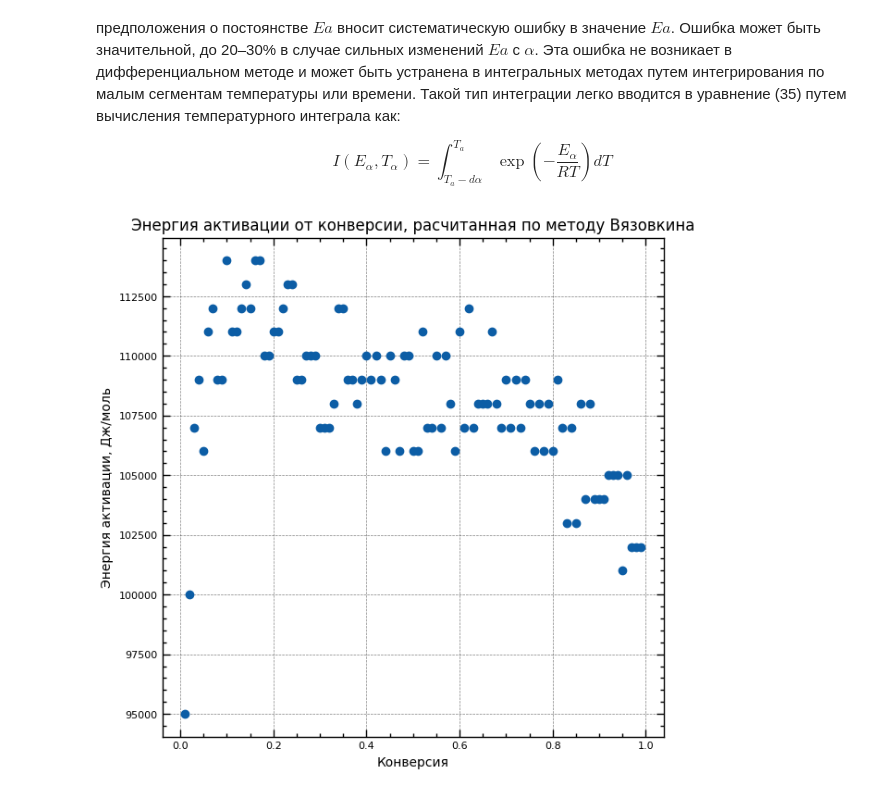
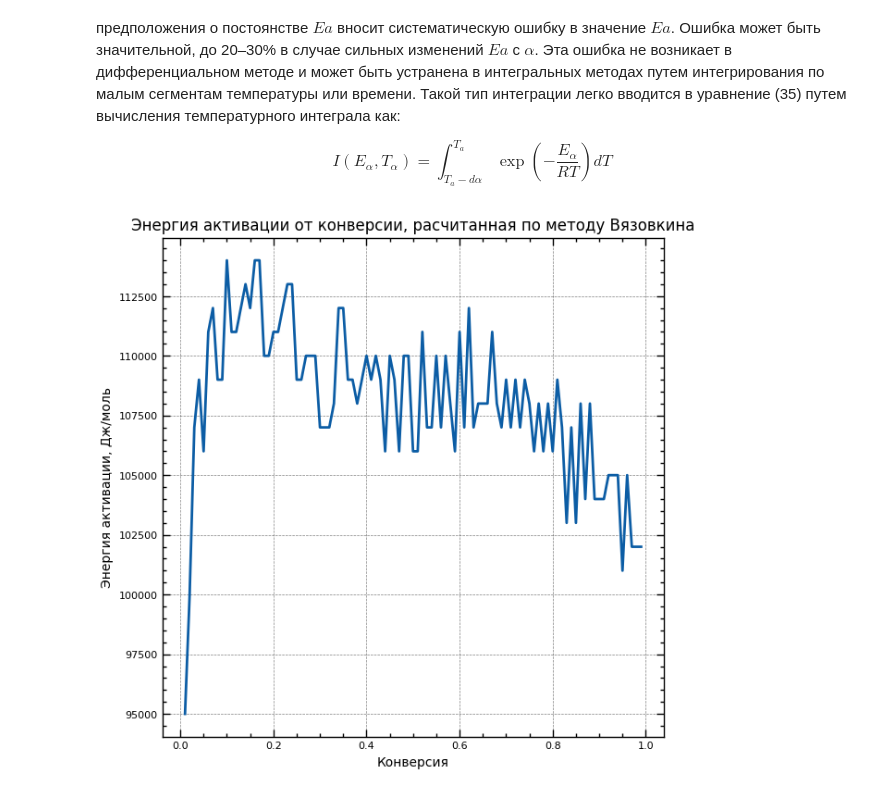
Before and after one commit to kdavjd/isoconversion_study_of_reaction_kinetics, a Jupyter notebook: isoconversion.ipynb, the cells around one changed output. Cells and saved outputs as stored; diff of their text form; code cells hidden in the pictures.

```diff
--- a/isoconversion.ipynb
+++ b/isoconversion.ipynb
@@ -1178,13 +1346,13 @@ fig.show()
 # %%
 closest_to_zero = vyazovkin_df.abs().min()
 indices_of_closest_to_zero = vyazovkin_df.abs().idxmin()
 
 fig, ax = plt.subplots(figsize=(7,7))
-ax.plot(indices_of_closest_to_zero.index, indices_of_closest_to_zero.values, 'o')
+ax.plot(indices_of_closest_to_zero.index, indices_of_closest_to_zero.values)
 ax.set_xlabel('Конверсия', fontsize=MEDIUM_SIZE)
 ax.set_ylabel('Энергия активации, Дж/моль', fontsize=MEDIUM_SIZE)
 ax.set_title('Энергия активации от конверсии, расчитанная по методу Вязовкина', fontsize=BIG_SIZE)
 ax.tick_params(axis='both', which='both', labelsize=SMALL_SIZE)
 plt.show()
 # %% [output]
-[figure, old version]
+[figure, new version]
```
Also changed, not shown: parts of 16 cells of this notebook, 1 other file.
